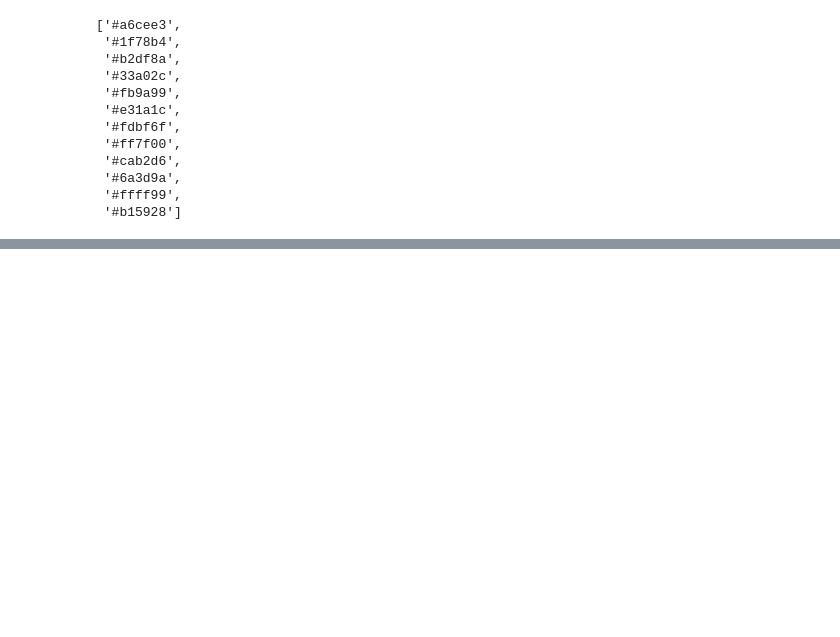
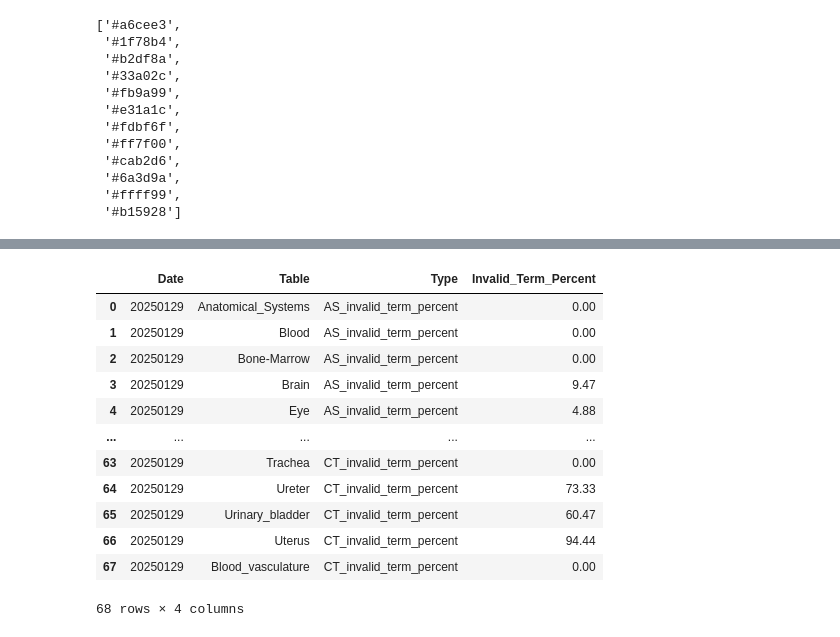
Before and after one commit to cns-iu/hra-kg-supporting-information, a Jupyter notebook: notebooks/hra-kg-technical-validation.ipynb, the cells around one changed output, grey strips where cells are left out. Cells and saved outputs as stored; diff of their text form; code cells hidden in the pictures; blank space fills up the shorter version.

```diff
--- a/notebooks/hra-kg-technical-validation.ipynb
+++ b/notebooks/hra-kg-technical-validation.ipynb
@@ -603,0 +616,20 @@ hex_values
+# %%
+df_melted = df.melt(id_vars=['Date', 'Table'],
+                    value_vars=keep,
+                    var_name='Type',
+                    value_name='Invalid_Term_Percent')
+df_melted
+# %% [output]
+|  | Date | Table | Type | Invalid_Term_Percent |
+| 0 | 20250129 | Anatomical_Systems | AS_invalid_term_percent | 0.00 |
+| 1 | 20250129 | Blood | AS_invalid_term_percent | 0.00 |
+| 2 | 20250129 | Bone-Marrow | AS_invalid_term_percent | 0.00 |
+| 3 | 20250129 | Brain | AS_invalid_term_percent | 9.47 |
+| 4 | 20250129 | Eye | AS_invalid_term_percent | 4.88 |
+| ... | ... | ... | ... | ... |
+| 63 | 20250129 | Trachea | CT_invalid_term_percent | 0.00 |
+| 64 | 20250129 | Ureter | CT_invalid_term_percent | 73.33 |
+| 65 | 20250129 | Urinary_bladder | CT_invalid_term_percent | 60.47 |
+| 66 | 20250129 | Uterus | CT_invalid_term_percent | 94.44 |
+| 67 | 20250129 | Blood_vasculature | CT_invalid_term_percent | 0.00 |
+68 rows × 4 columns
```
Also changed, not shown: parts of 11 cells of this notebook, 1 other file.
